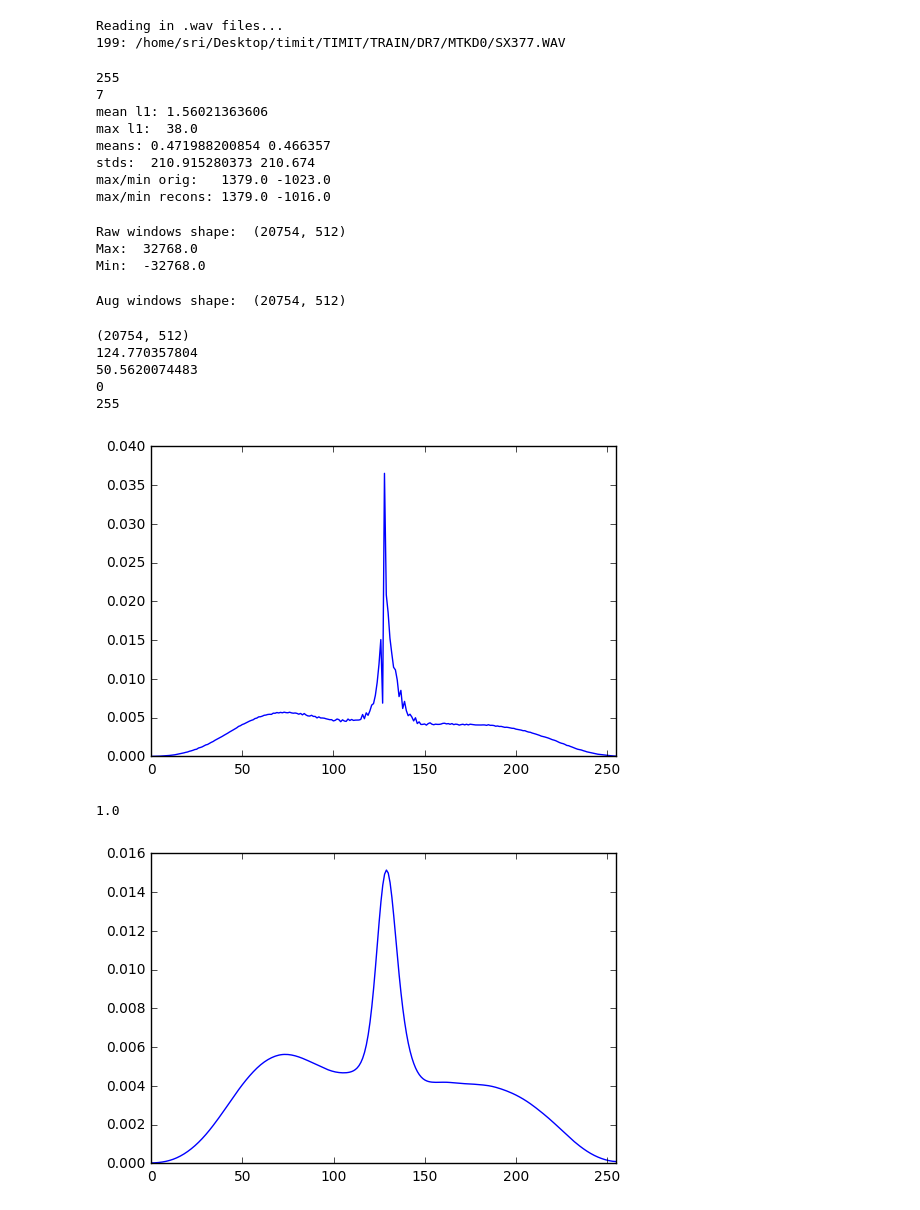
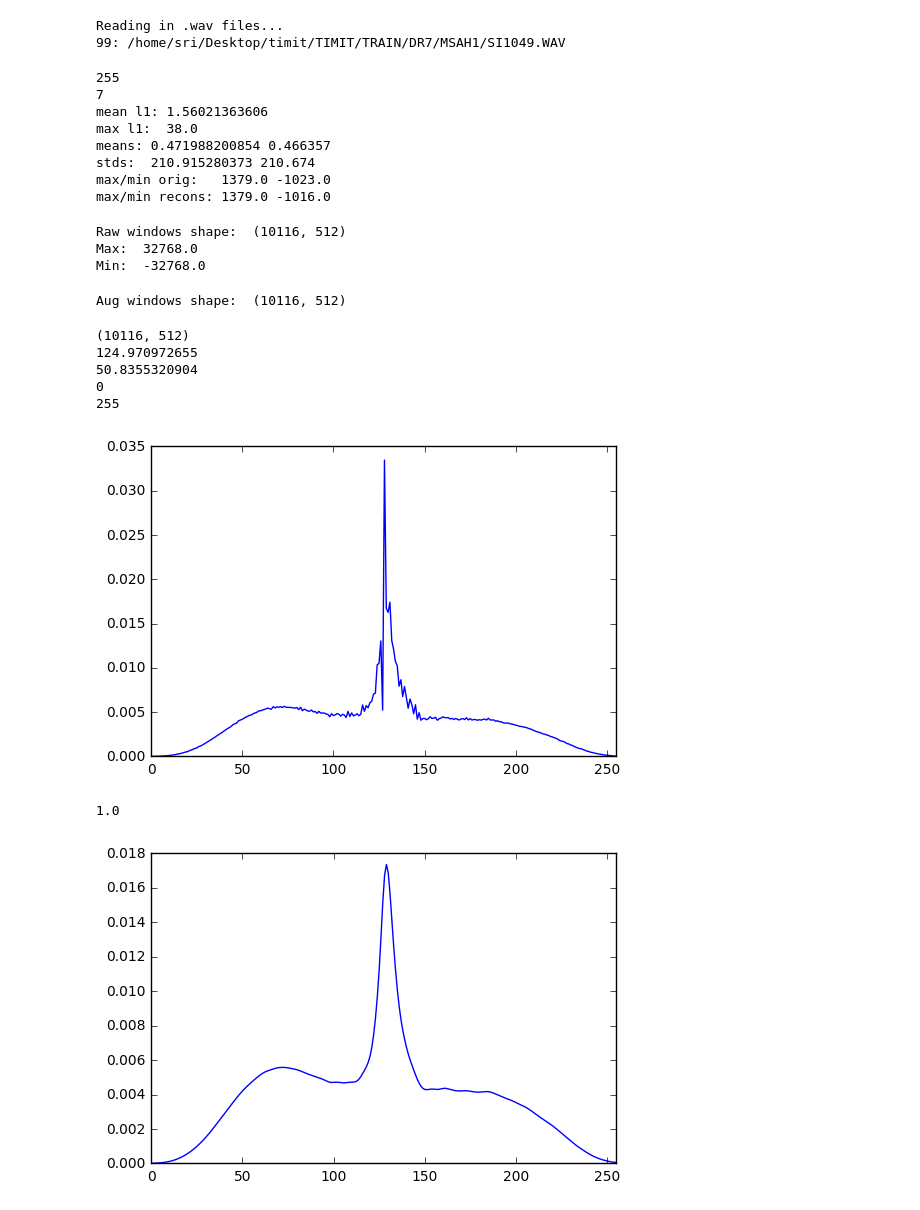
Before and after one commit to sri-kankanahalli/autoencoder-speech-compression, a Jupyter notebook: Classification Autoencoder.ipynb, the cells around one changed output. Cells and saved outputs as stored; diff of their text form; code cells hidden in the pictures.

```diff
--- a/Classification Autoencoder.ipynb
+++ b/Classification Autoencoder.ipynb
@@ -68,10 +68,10 @@ from windowingFunctions import *
 from utility import *
 # %%
 # read in 1000 WAVs from TIMIT training set
-rawWaveforms = load_TIMIT_train(TIMIT_DIR, 200)
+rawWaveforms = load_TIMIT_train(TIMIT_DIR, 100)
 # %% [output]
 Reading in .wav files...
-199: /home/sri/Desktop/timit/TIMIT/TRAIN/DR7/MTKD0/SX377.WAV
+99: /home/sri/Desktop/timit/TIMIT/TRAIN/DR7/MSAH1/SI1049.WAV
 # %%
 # waveform preprocessing
 def preprocessWaveform(waveform):
@@ -179,16 +179,16 @@ print "Raw windows shape: ", rawWindows.shape
 print "Max: ", np.amax(rawWindows)
 print "Min: ", np.amin(rawWindows)
 # %% [output]
-Raw windows shape:  (20754, 512)
+Raw windows shape:  (10116, 512)
 Max:  32768.0
 Min:  -32768.0
 # %%
-# data augmentation goes here, at some point
+###### data augmentation goes here, at some point
 augWindows = np.copy(rawWindows)
 
 print "Aug windows shape: ", augWindows.shape
 # %% [output]
-Aug windows shape:  (20754, 512)
+Aug windows shape:  (10116, 512)
 # %%
 processedWindows, pwParams = preprocessWindows(augWindows)
 
@@ -203,9 +203,9 @@ print np.std(processedWindows, axis=None)
 print np.min(processedWindows, axis = None)
 print np.max(processedWindows, axis = None)
 # %% [output]
-(20754, 512)
-124.770357804
-50.5620074483
+(10116, 512)
+124.970972655
+50.8355320904
 0
 255
 # %%
@@ -226,21 +226,21 @@ plt.xlim(0.0, NBINS - 1)
 plt.plot(prior_probs)
 plt.show()
 # %% [output]
-[figure, old version]
+[figure, new version]
 # %%
 from scipy.ndimage.filters import gaussian_filter1d
 
-smoothed_probs = gaussian_filter1d(prior_probs, sigma = 4.0)
+smoothed_probs = gaussian_filter1d(prior_probs, sigma = 2.0)
 print sum(smoothed_probs)
 smoothed_probs /= sum(smoothed_probs)
 
 X = np.linspace(0, NBINS - 1, NBINS, endpoint=True)
 plt.xlim(0.0, NBINS - 1)
 plt.plot(smoothed_probs)
 plt.show()
 # %% [output]
 1.0
-[figure, old version]
+[figure, new version]
 # %%
 # define uniform probability distribution
 uni_probs = np.ones_like(smoothed_probs)
```
Also changed, not shown: parts of 8 cells of this notebook, 1 other file.
